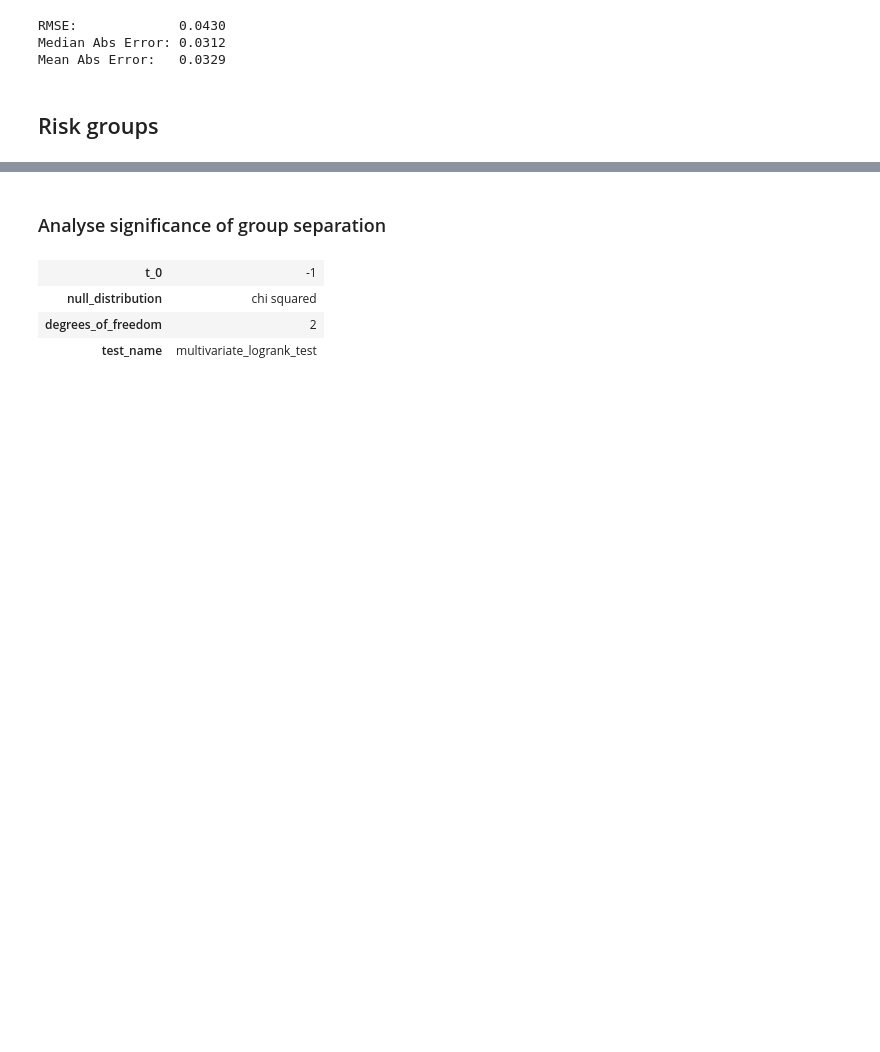
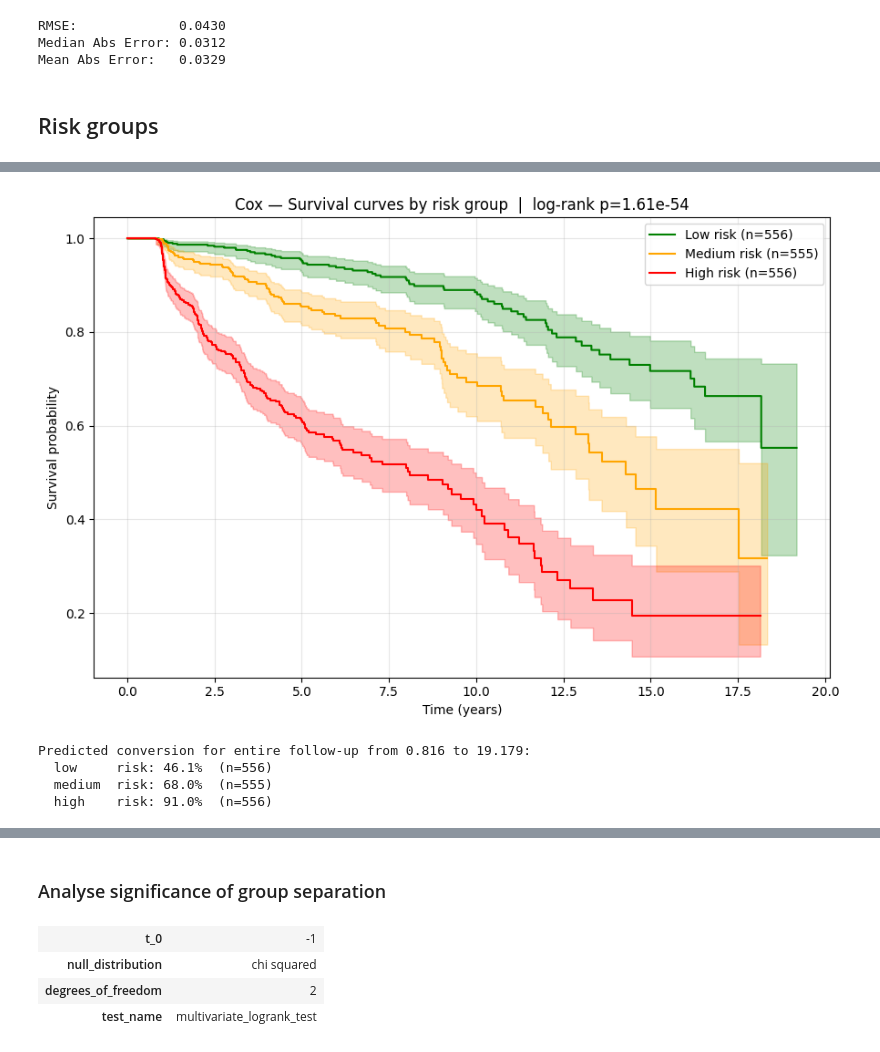
Before and after one commit to mariik4/survival_analysis_of_mci, a Jupyter notebook: notebooks/7-cox-model.evaluation.ipynb, the cells around one changed output, grey strips where cells are left out. Cells and saved outputs as stored; diff of their text form; code cells hidden in the pictures; blank space fills up the shorter version.

```diff
--- a/notebooks/7-cox-model.evaluation.ipynb
+++ b/notebooks/7-cox-model.evaluation.ipynb
@@ -344,0 +285,61 @@ Predicted conversion probability within 0.816 to 19.179 years:
+# %%
+overall = multivariate_logrank_test(
+    risk_df['duration'],
+    risk_df['risk_group'],
+    risk_df['event']
+)
+
+fig, ax = plt.subplots(figsize=(9, 6))
+
+colors = {
+    LOW_RISK_GROUP_INDICATOR:    {"color": 'green',  "name": "Low risk"},
+    MEDIUM_RISK_GROUP_INDICATOR: {"color": 'orange', "name": "Medium risk"},
+    HIGH_RISK_GROUP_INDICATOR:   {"color": 'red',    "name": "High risk"}
+}
+kmf = KaplanMeierFitter()
+
+for group in [LOW_RISK_GROUP_INDICATOR, MEDIUM_RISK_GROUP_INDICATOR, HIGH_RISK_GROUP_INDICATOR]:
+    mask = risk_df['risk_group'] == group
+    kmf.fit(
+        risk_df.loc[mask, 'duration'],
+        risk_df.loc[mask, 'event'],
+        label=f'{colors[group]["name"]} (n={mask.sum()})'
+    )
+    kmf.plot_survival_function(ax=ax, ci_show=True, color=colors[group]["color"])
+
+ax.set_xlabel("Time (years)")
+ax.set_ylabel("Survival probability")
+ax.set_title(f"Cox — Survival curves by risk group  |  log-rank p={overall.p_value:.2e}")
+ax.grid(True, alpha=0.3)
+plt.tight_layout()
+save_pic(plt, "cox_evaluation_Risk_Groups_KM.png")
+plt.show()
+# %% [output]
+[figure, added]
+# %%
+min_test_times = test_times.min()
+max_test_times = test_times.max()
+times_curve = np.linspace(min_test_times, max_test_times, 100)
+surv_matrix = cox.predict_survival_function(test_X, times=times_curve).values
+conv_curve = (1 - surv_matrix).T
+density_score = conv_curve.mean(axis=1)
+
+c1 = np.percentile(density_score, 33.33)
+c2 = np.percentile(density_score, 66.66)
+
+risk_groups = np.where(density_score <= c1, LOW_RISK_GROUP_INDICATOR,
+                np.where(density_score <= c2, MEDIUM_RISK_GROUP_INDICATOR,
+                                              HIGH_RISK_GROUP_INDICATOR))
+
+print(f"Predicted conversion for entire follow-up from {min_test_times} to {max_test_times}:")
+for grp, name in [(LOW_RISK_GROUP_INDICATOR, "low"),
+                  (MEDIUM_RISK_GROUP_INDICATOR, "medium"),
+                  (HIGH_RISK_GROUP_INDICATOR, "high")]:
+    mask = (risk_groups == grp)
+    avg = conv_curve[mask].mean(axis=0)[-1]
+    print(f"  {name:<7} risk: {avg*100:.1f}%  (n={mask.sum()})")
+# %% [output]
+Predicted conversion for entire follow-up from 0.816 to 19.179:
+  low     risk: 46.1%  (n=556)
+  medium  risk: 68.0%  (n=555)
+  high    risk: 91.0%  (n=556)
```
Also changed, not shown: parts of 30 cells of this notebook, 14 other files.
